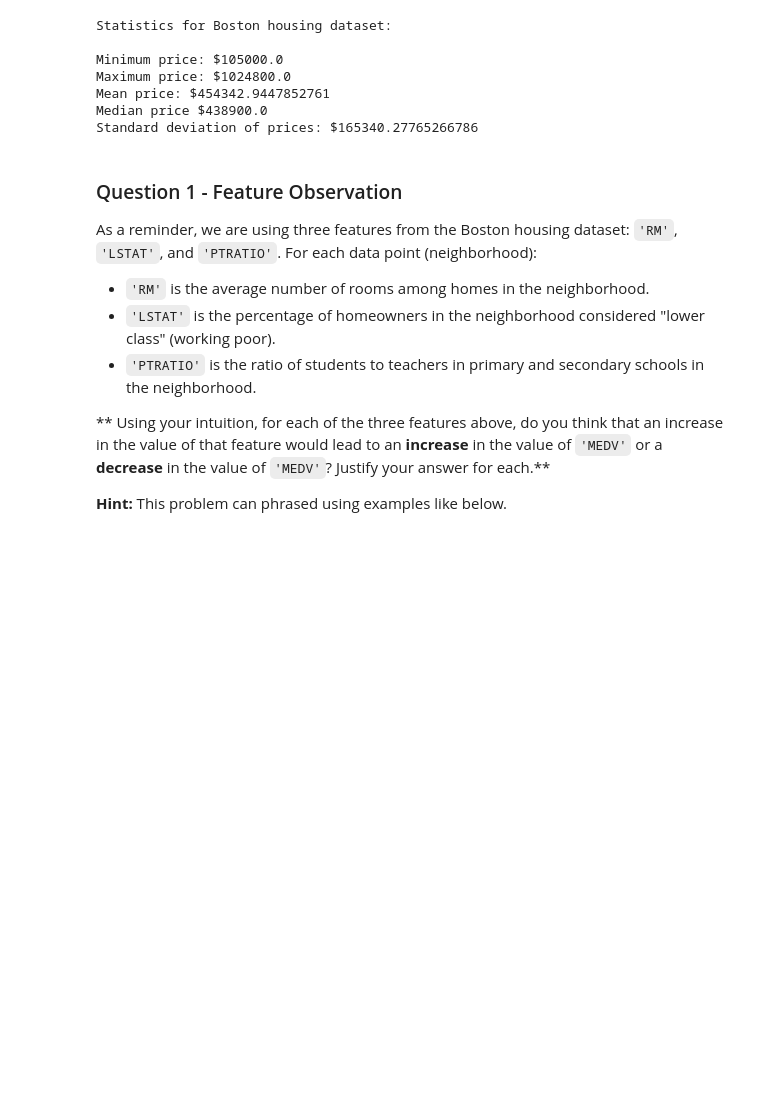
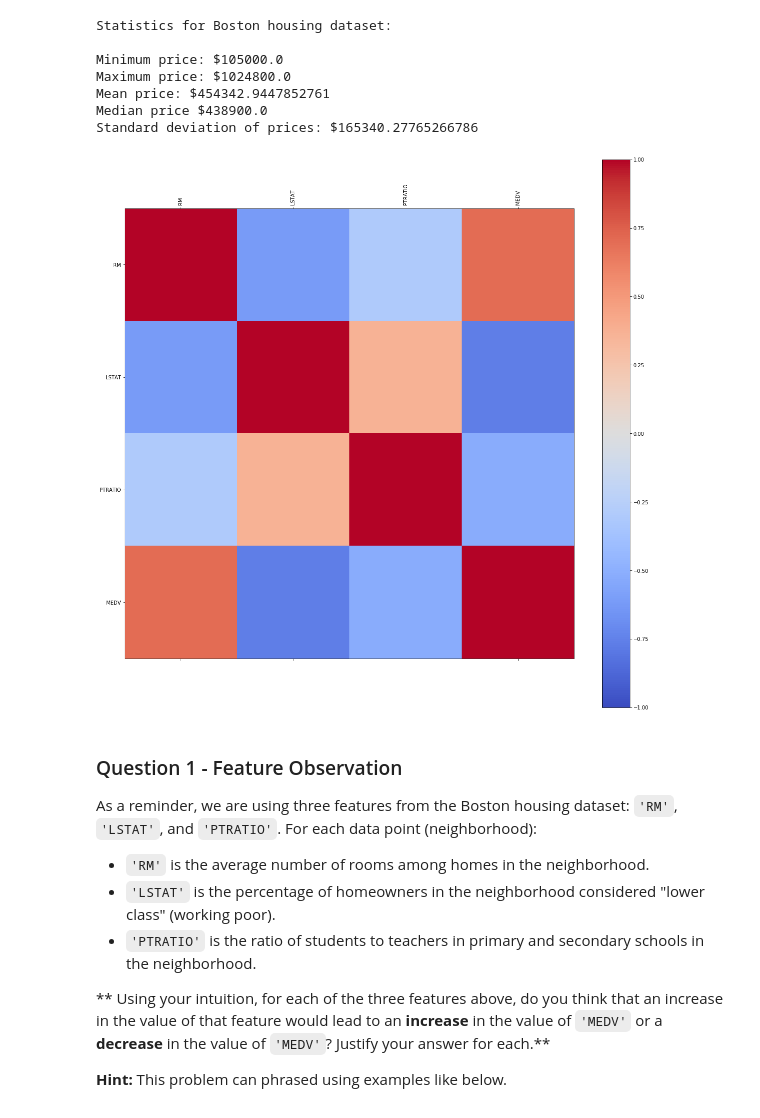
Before and after one commit to 153079019shariq/Udacity_Machine_Learning, a Jupyter notebook: projects/boston_housing/boston_housing.ipynb, the cells around one changed output. Drawn from its saved outputs; the diff is of its cells as text; code cells hidden in the pictures; blank space fills up the shorter version.

Commit message:
Added the correlation mtrix to the bostion housing

```diff
--- a/projects/boston_housing/boston_housing.ipynb
+++ b/projects/boston_housing/boston_housing.ipynb
@@ -83,6 +83,27 @@ Maximum price: $1024800.0
 Mean price: $454342.9447852761
 Median price $438900.0
 Standard deviation of prices: $165340.27765266786
+# %%
+import matplotlib.pyplot as plt
+#def correlation_matrix(df):
+corr = data.corr()
+fig = plt.figure()
+fig.set_size_inches(20,20)
+ax = fig.add_subplot(111)
+cax = ax.matshow(corr,cmap='coolwarm', vmin=-1, vmax=1)
+fig.colorbar(cax)
+ticks = np.arange(0,len(data.columns),1)
+ax.set_xticks(ticks)
+plt.xticks(rotation=90)
+ax.set_yticks(ticks)
+ax.set_xticklabels(data.columns)
+ax.set_yticklabels(data.columns)
+plt.show()
+
+
+#correlation_matrix(data)
+# %% [output]
+[figure, added]
 # %% [markdown]
 ### Question 1 - Feature Observation
 As a reminder, we are using three features from the Boston housing dataset: `'RM'`, `'LSTAT'`, and `'PTRATIO'`. For each data point (neighborhood):
```
Also changed, not shown: parts of 1 cell of this notebook.
